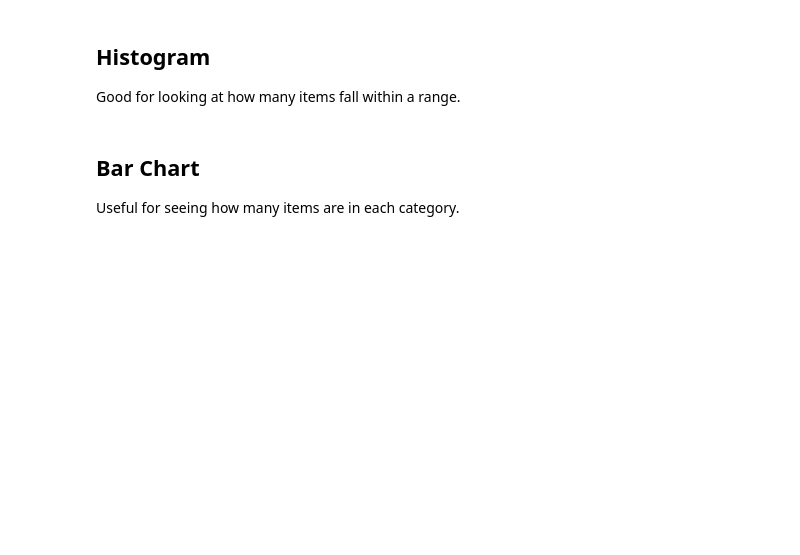
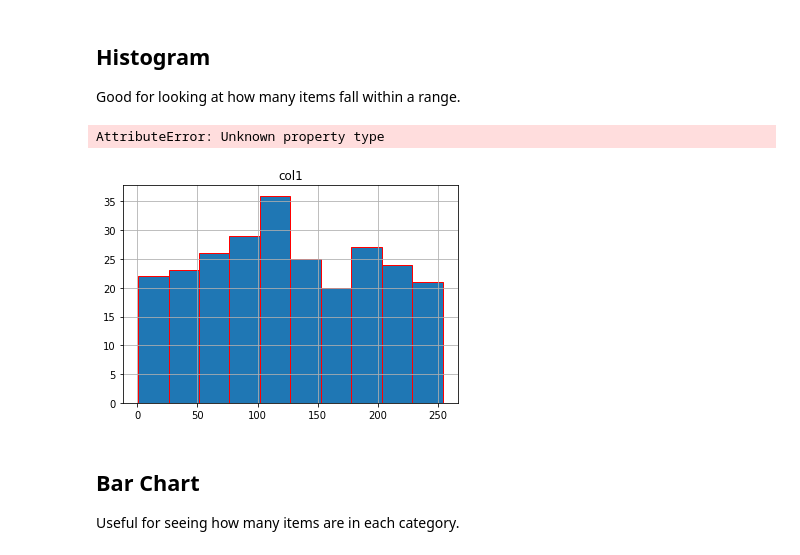
Before and after one commit to roitraining/PythonML, a Jupyter notebook: Ch04-DataPrep/04-01-DataPreparation.ipynb, the cells around one changed output. Cells and saved outputs as stored; diff of their text form; code cells hidden in the pictures; blank space fills up the shorter version.

```diff
--- a/Ch04-DataPrep/04-01-DataPreparation.ipynb
+++ b/Ch04-DataPrep/04-01-DataPreparation.ipynb
@@ -31,8 +96,13 @@ Good for looking at how many items fall within a range.
 # %%
 %matplotlib inline
 import numpy as np
 df = pd.DataFrame(np.random.rand(253, 1) * 254, columns=['col1'])
-df.hist(histtype='bar', ec='black')
+df.hist(histtype='bar', ec='red')
+#plt.plot(df.col1, type = 'bar')
+#help(plt.plot)
+# %% [output]
+AttributeError: Unknown property type
+[figure, added]
 # %% [markdown]
 ## Bar Chart
 Useful for seeing how many items are in each category.
```
Also changed, not shown: parts of 14 cells of this notebook, 6 other files.
